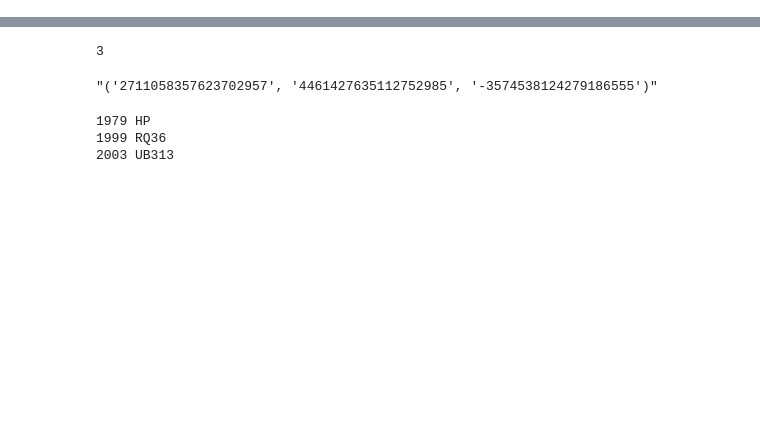
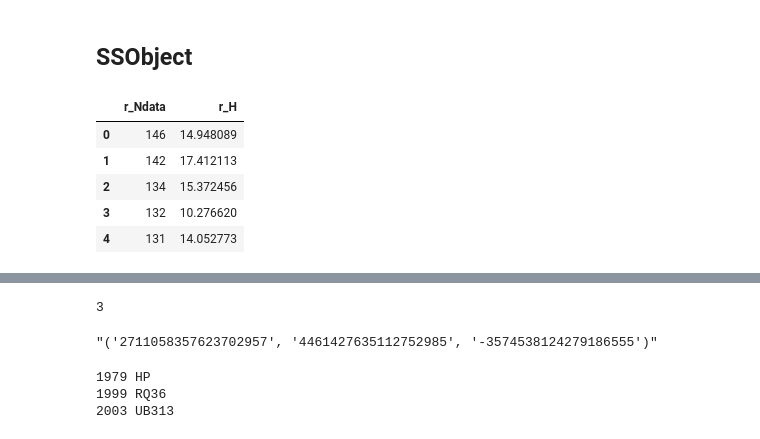
Before and after one commit to rubin-dp0/delegate-contributions-dp03, a Jupyter notebook: ephemerides_investigation/DP0.3 Tutorial Investigation.ipynb, the cells around one changed output, grey strips where cells are left out. Saved outputs shown, nothing was run; the diff lists cells and outputs as text; code cells hidden in the pictures; blank space fills up the shorter version.

```diff
--- a/ephemerides_investigation/DP0.3 Tutorial Investigation.ipynb
+++ b/ephemerides_investigation/DP0.3 Tutorial Investigation.ipynb
@@ -19,0 +113,12 @@ from astroquery.jplhorizons import Horizons
+# %% [markdown]
+## SSObject
+# %%
+most_r_detections = service.search("select r_Ndata,r_H from dp03_catalogs_1yr.ssObject ORDER BY r_Ndata DESC LIMIT 5").to_table().to_pandas()
+most_r_detections
+# %% [output]
+|  | r_Ndata | r_H |
+| 0 | 146 | 14.948089 |
+| 1 | 142 | 17.412113 |
+| 2 | 134 | 15.372456 |
+| 3 | 132 | 10.276620 |
+| 4 | 131 | 14.052773 |
```
Also changed, not shown: parts of 33 cells of this notebook.
